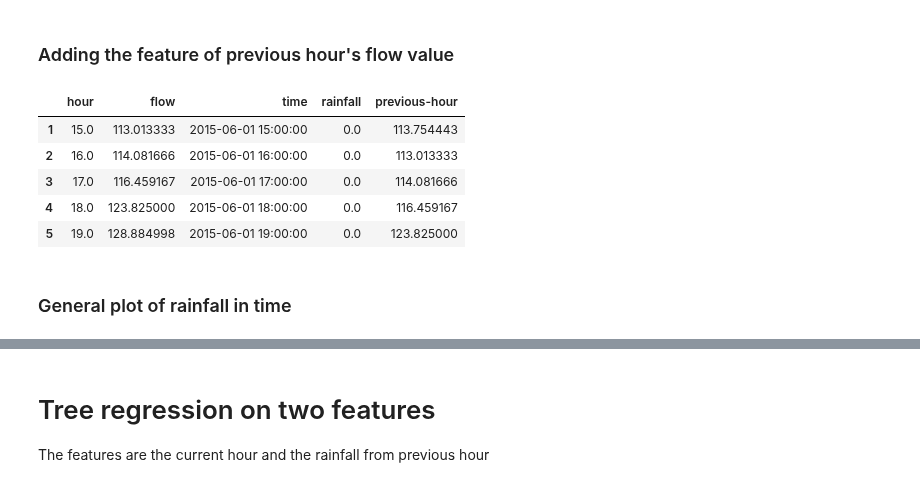
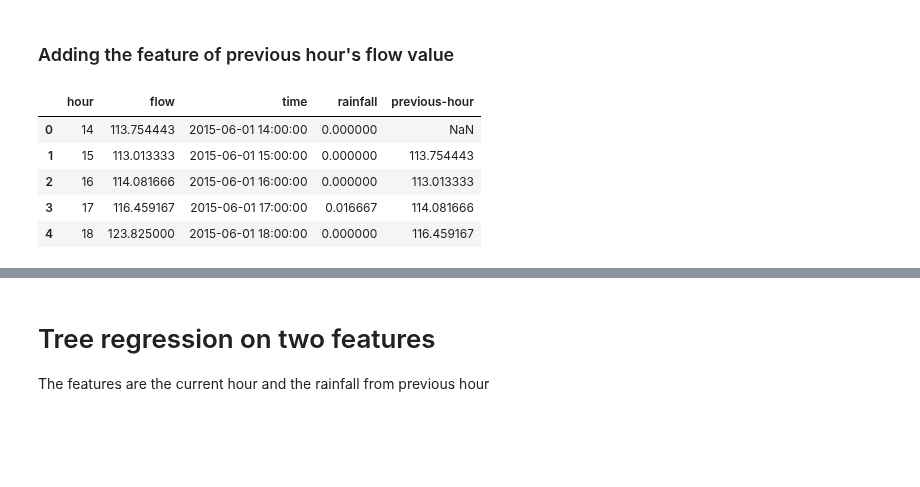
Before and after one commit to efemeryds/flow_exploration, a Jupyter notebook: notebooks/tree-regression-with-rainfall.ipynb, the cells around one changed output, grey strips where cells are left out. Cells and saved outputs as stored; diff of their text form; code cells hidden in the pictures; blank space fills up the shorter version.

Commit message:
Fixes the rainfall errors

```diff
--- a/notebooks/tree-regression-with-rainfall.ipynb
+++ b/notebooks/tree-regression-with-rainfall.ipynb
@@ -45 +45,5 @@ rainfall_set.tail()
+# %%
+rainfall_set = rainfall_set.drop('index', axis=1)
+# %%
+rainfall_set.columns = ['time','rainfall']
 # %% [markdown]
@@ -78,9 +73,7 @@ flow_set.head()
 ### Merging two data sets into one
 Merging is based on time column
 # %%
-flow_set = pd.merge(flow_set, rainfall_set, how='outer', on='time')
+flow_set = pd.merge(flow_set, rainfall_set, how='left', on='time')
-# %%
-flow_set = flow_set.dropna()
 # %%
 flow_set.head()
 # %% [output]
@@ -95,14 +88,11 @@ flow_set.head()
 # %%
 flow_set['previous-hour'] = flow_set['flow'].shift(1)
 # %%
-flow_set = flow_set.dropna()
 flow_set.head()
 # %% [output]
 |  | hour | flow | time | rainfall | previous-hour |
-| 1 | 15.0 | 113.013333 | 2015-06-01 15:00:00 | 0.0 | 113.754443 |
-| 2 | 16.0 | 114.081666 | 2015-06-01 16:00:00 | 0.0 | 113.013333 |
-| 3 | 17.0 | 116.459167 | 2015-06-01 17:00:00 | 0.0 | 114.081666 |
-| 4 | 18.0 | 123.825000 | 2015-06-01 18:00:00 | 0.0 | 116.459167 |
-| 5 | 19.0 | 128.884998 | 2015-06-01 19:00:00 | 0.0 | 123.825000 |
+| 0 | 14 | 113.754443 | 2015-06-01 14:00:00 | 0.000000 | NaN |
+| 1 | 15 | 113.013333 | 2015-06-01 15:00:00 | 0.000000 | 113.754443 |
+| 2 | 16 | 114.081666 | 2015-06-01 16:00:00 | 0.000000 | 113.013333 |
+| 3 | 17 | 116.459167 | 2015-06-01 17:00:00 | 0.016667 | 114.081666 |
+| 4 | 18 | 123.825000 | 2015-06-01 18:00:00 | 0.000000 | 116.459167 |
-# %% [markdown]
-### General plot of rainfall in time
```
Also changed, not shown: parts of 42 cells of this notebook.
